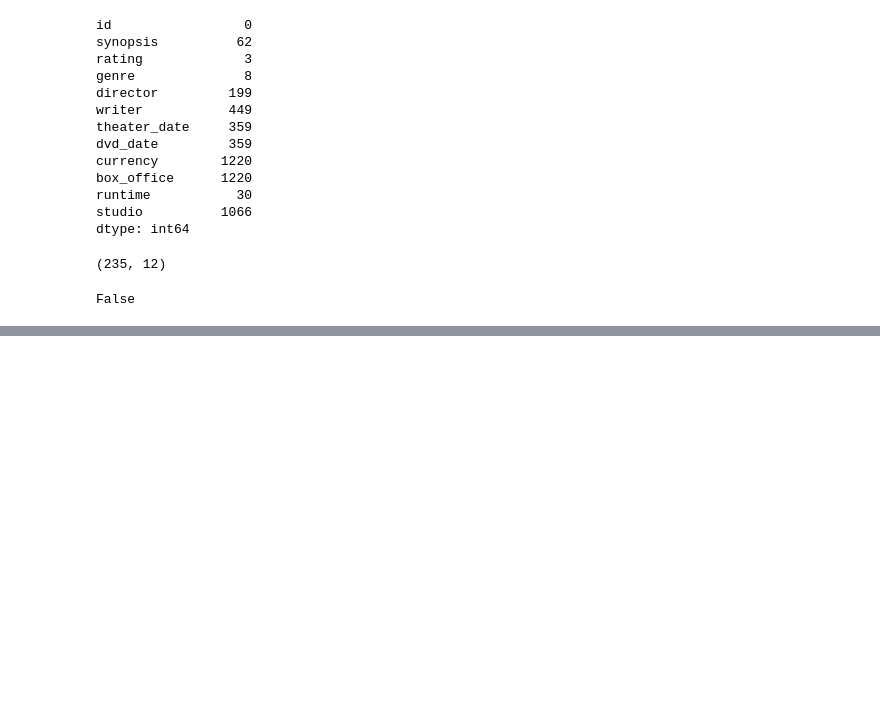
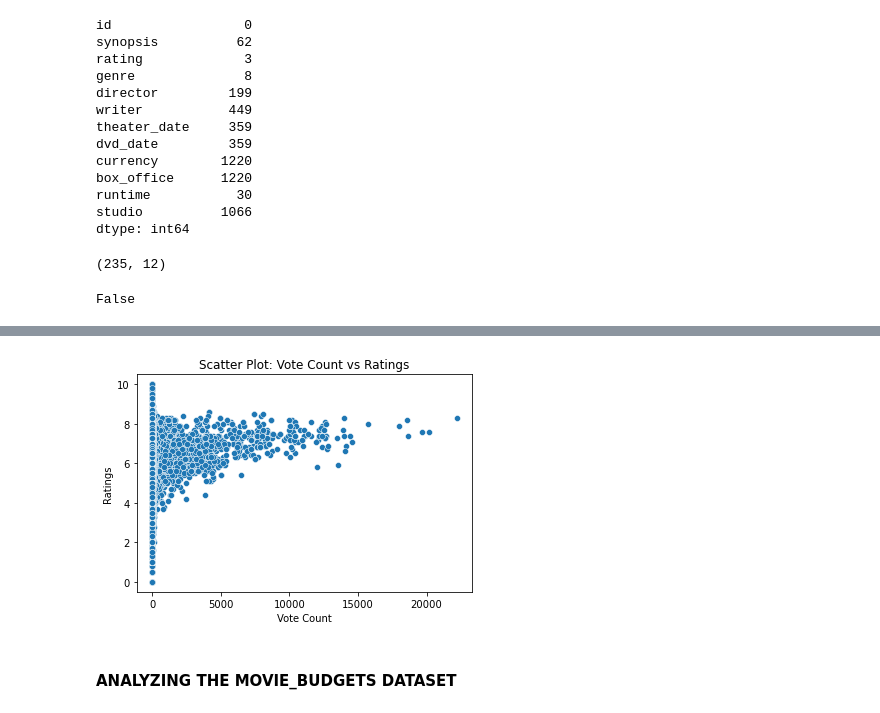
Before and after one commit to MercyKiragu/MICROSOFT-MOVIES-STUDIO, a Jupyter notebook: student.ipynb, the cells around one changed output, grey strips where cells are left out. Cells and saved outputs as stored; diff of their text form; code cells hidden in the pictures; blank space fills up the shorter version.

```diff
--- a/student.ipynb
+++ b/student.ipynb
@@ -588,0 +993,20 @@ False
+# %%
+# compare vote_count and rating
+
+vote_count_data = tmdb_movies['vote_count']
+ratings_data = tmdb_movies['vote_average']
+
+# Create the scatter plot using Seaborn
+sns.scatterplot(x=vote_count_data, y=ratings_data, color='tab:blue')
+
+# Set the title and labels
+plt.title('Scatter Plot: Vote Count vs Ratings')
+plt.xlabel('Vote Count')
+plt.ylabel('Ratings')
+
+# Display the plot
+plt.show()
+# %% [output]
+[figure, added]
+# %% [markdown]
+#### ANALYZING THE MOVIE_BUDGETS DATASET
```
Also changed, not shown: parts of 57 cells of this notebook.
